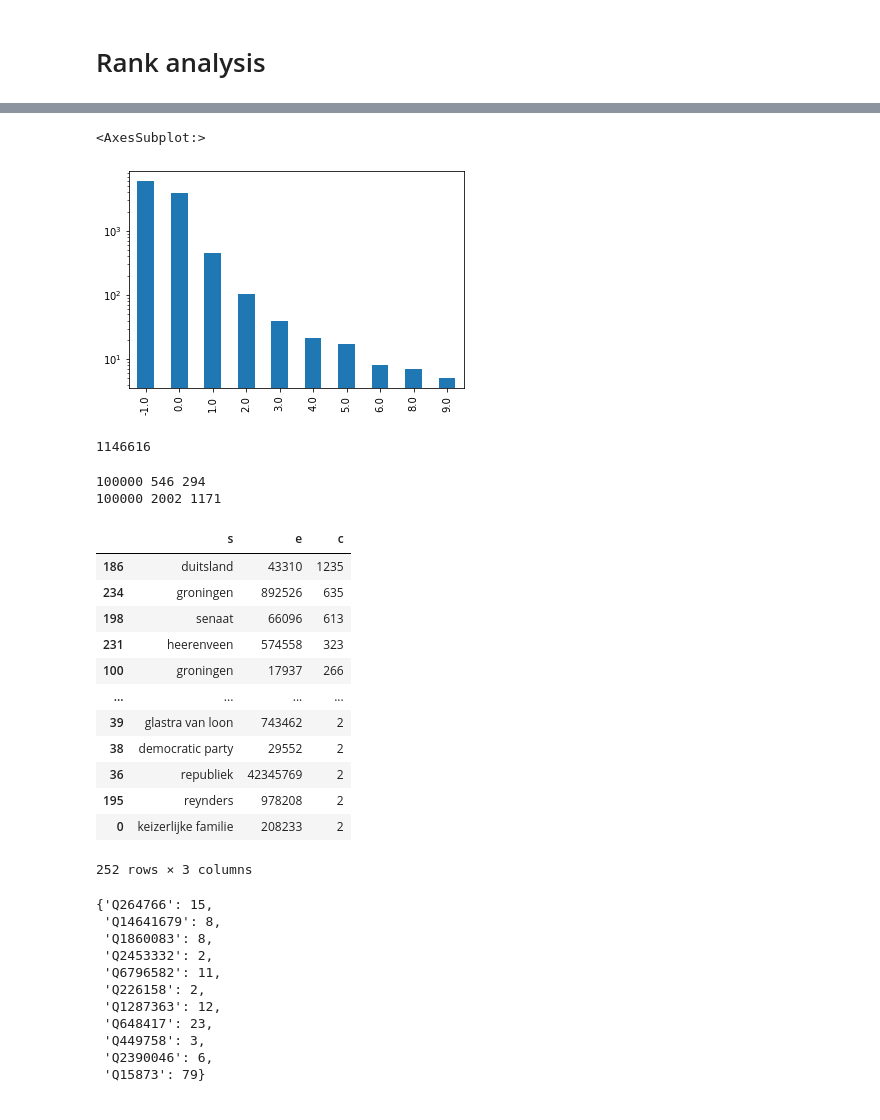
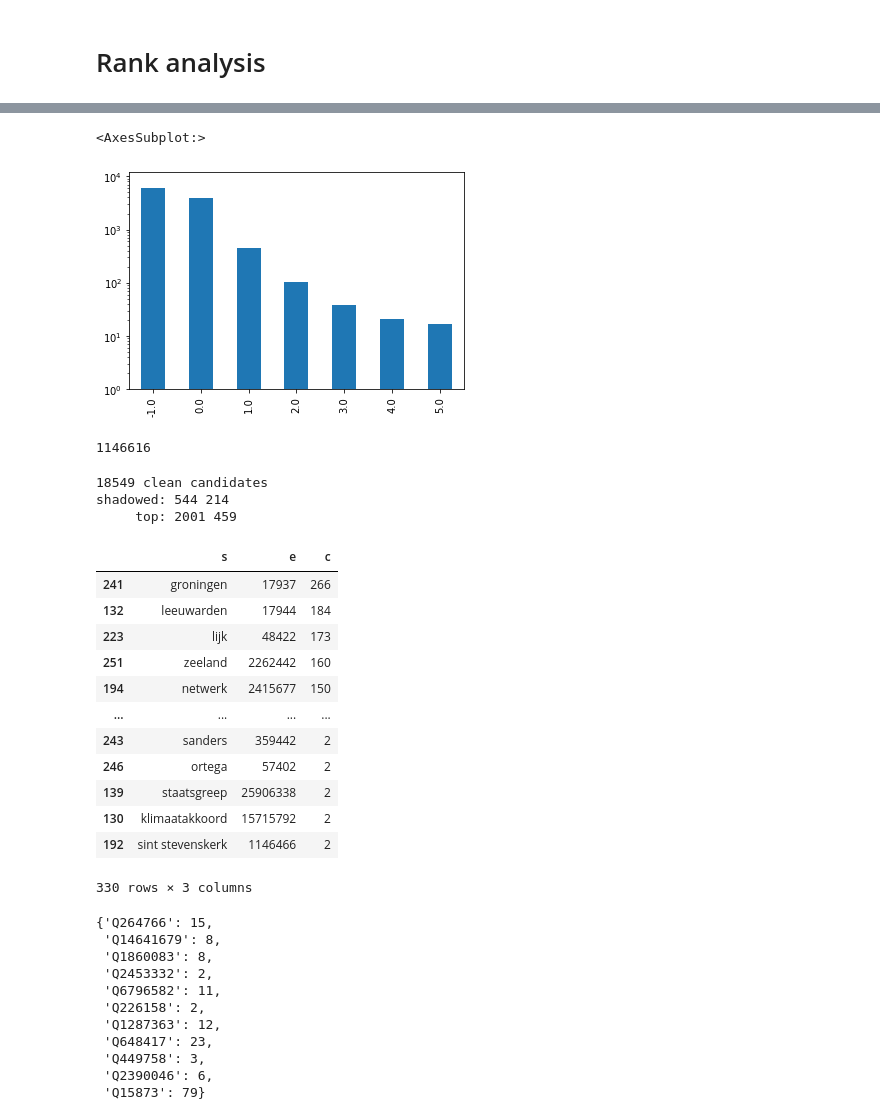
Before and after one commit to bennokr/minimEL, a Jupyter notebook: evaluation/Mewsli-9.ipynb, the cells around one changed output, grey strips where cells are left out. Cells and saved outputs as stored; diff of their text form; code cells hidden in the pictures.

```diff
--- a/evaluation/Mewsli-9.ipynb
+++ b/evaluation/Mewsli-9.ipynb
@@ -207,9 +225,9 @@ r[r['rank'] > 0].fillna(-1).value_counts().reset_index().head(20)
 | 19 | Telegram | 15616276 | 52 | 1.0 | 3 |
 # %%
-r['rank'].value_counts().head(10).plot.bar(logy=True)
+r['rank'].value_counts().head(7).plot.bar(logy=True, ylim=[1, r['rank'].value_counts().max()*2])
 # %% [output]
 <AxesSubplot:>
-[figure, old version]
+[figure, new version]
 # %%
 len(total_counts['nl'])
 # %% [output]
@@ -217,33 +235,31 @@ len(total_counts['nl'])
 # %%
 count = json.load(open('../wiki/nlwiki-20220301/count.min2.json'))
 # %%
-clean = json.load(open('../wiki/nlwiki-20220301/count.min2.clean50000k2.json'))
-# clean = json.load(open('../wiki/nlwiki-20220301/count.min2.clean10000k2.json'))
-# clean = json.load(open('../wiki/nlwiki-20220301/count.min2.clean2500k2.json'))
-# clean = json.load(open('../wiki/nlwiki-20220301/count.min2.clean1000.json'))
-# clean = json.load(open('../wiki/nlwiki-20220301/count.min2.json'))
+clean = json.load(open('../wiki/nlwiki-20220301/count.min2.clean8549.json'))
 cleans = set([(k,int(v.replace('Q',''))) for k, vs in clean.items() for v in vs])
 shadows = set([(n,e) for s,e in r[r['rank'] > 0][['surface','ref']].values for n in normalize(s)])
 tops = set([(n,e) for s,e in r[r['rank'] == 0][['surface','ref']].values for n in normalize(s)])
-print( len(cleans), len(shadows), len(shadows & cleans) )
-print( len(cleans), len(tops), len(tops & cleans) )
+print(len(cleans), 'clean candidates')
+print( 'shadowed:', len(shadows), len(shadows & cleans) )
+print( '     top:', len(tops), len(tops & cleans) )
 pd.DataFrame([(s,e, count[s][f'Q{e}']) for s,e in shadows - cleans], columns=['s','e','c']).sort_values('c')[::-1]
 # %% [output]
-100000 546 294
-100000 2002 1171
+18549 clean candidates
+shadowed: 544 214
+     top: 2001 459
 |  | s | e | c |
-| 186 | duitsland | 43310 | 1235 |
-| 234 | groningen | 892526 | 635 |
-| 198 | senaat | 66096 | 613 |
-| 231 | heerenveen | 574558 | 323 |
-| 100 | groningen | 17937 | 266 |
+| 241 | groningen | 17937 | 266 |
+| 132 | leeuwarden | 17944 | 184 |
+| 223 | lijk | 48422 | 173 |
+| 251 | zeeland | 2262442 | 160 |
+| 194 | netwerk | 2415677 | 150 |
 | ... | ... | ... | ... |
-| 39 | glastra van loon | 743462 | 2 |
-| 38 | democratic party | 29552 | 2 |
-| 36 | republiek | 42345769 | 2 |
-| 195 | reynders | 978208 | 2 |
-| 0 | keizerlijke familie | 208233 | 2 |
+| 243 | sanders | 359442 | 2 |
+| 246 | ortega | 57402 | 2 |
+| 139 | staatsgreep | 25906338 | 2 |
+| 130 | klimaatakkoord | 15715792 | 2 |
+| 192 | sint stevenskerk | 1146466 | 2 |
-252 rows × 3 columns
+330 rows × 3 columns
 # %%
 count['may']
 # %% [output]
```
Also changed, not shown: parts of 9 cells of this notebook, 7 other files.
